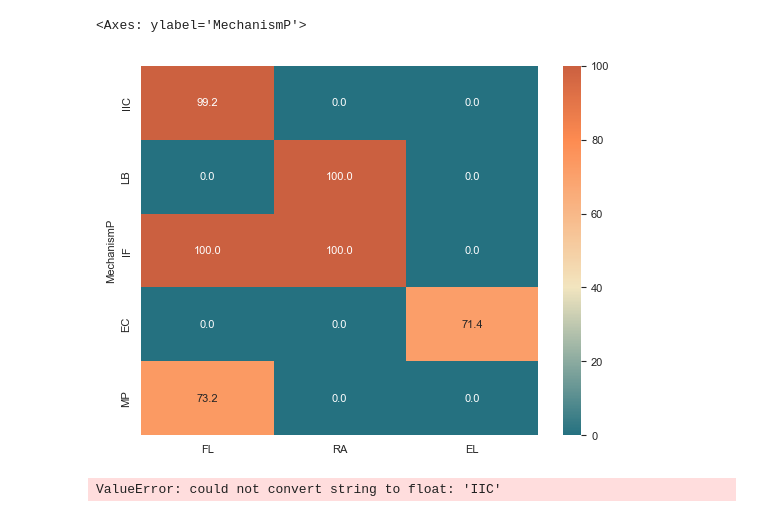
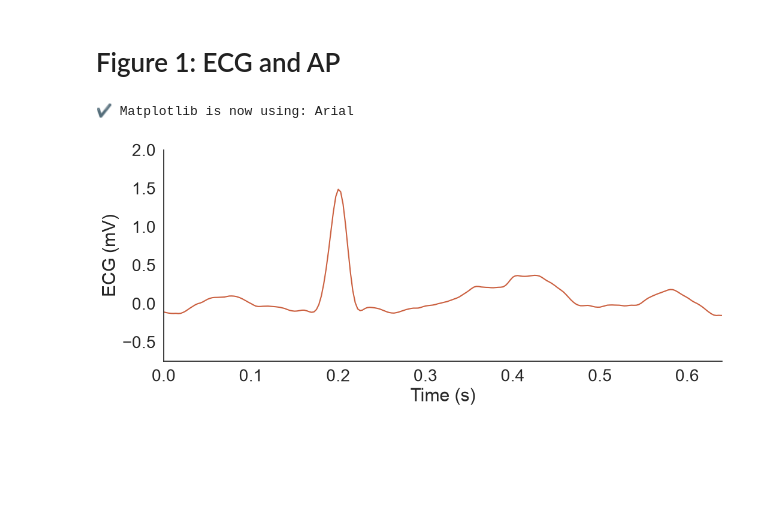
Before and after one commit to M-Iwan/CardioQSAR-Review, a Jupyter notebook: notebooks/Figures.ipynb, the cells around one changed output. Cells and saved outputs as stored; diff of their text form; code cells hidden in the pictures; blank space fills up the shorter version.

Commit message:
Figures: Re-generate all figures with Sun (2026)

```diff
--- a/notebooks/Figures.ipynb
+++ b/notebooks/Figures.ipynb
@@ -982,9 +0,0 @@ cmap = LinearSegmentedColormap.from_list(
-# %%
-sns.heatmap(matrix.to_pandas().set_index("MechanismP"), annot=True, fmt=".1f", cmap=cmap)
-# %% [output]
-<Axes: ylabel='MechanismP'>
-[figure, removed]
-# %%
-sns.heatmap(matrix)
-# %% [output]
-ValueError: could not convert string to float: 'IIC'
@@ -990,0 +16,53 @@ ValueError: could not convert string to float: 'IIC'
+# %% [markdown]
+# Figure 1: ECG and AP
+# %%
+spp = six_point_palette()
+sns.set_style('white')
+sns.set_context('notebook', font_scale=1.8)
+set_font()
+
+# Data sourced from scipy.datasets.electrocardiogram and saved locally
+with load('../data/ECG/ecg.dat') as file:
+    ecg = file['ecg'].astype('int')
+
+ecg = (ecg - 1024) / 200.0  # in mV
+
+frequency = 360
+time_data = np.arange(ecg.size) / frequency  # in seconds
+
+df = pl.DataFrame({'Time': time_data, 'ECG': ecg})
+df = df.filter(pl.col('Time').is_between(6.05, 6.7)).with_columns(
+    (pl.col('Time') - pl.col('Time').min()).alias('Time')
+)
+
+time_arr = df['Time'].to_numpy()
+ecg_arr = df['ECG'].to_numpy()
+
+coeffs = np.polyfit(time_arr, ecg_arr, deg=1)
+baseline = np.polyval(coeffs, time_arr)
+ecg_detrended = ecg_arr - baseline
+
+ecg_detrended = ecg_detrended - np.median(ecg_detrended)
+
+WINDOW_LENGTH = 11
+POLY_ORDER = 2
+ecg_smooth = savgol_filter(ecg_detrended, window_length=WINDOW_LENGTH, polyorder=POLY_ORDER)
+
+df_corrected = pl.DataFrame({
+    'Time': time_arr,
+    'ECG': ecg_smooth
+})
+
+g = sns.relplot(df_corrected, x='Time', y='ECG', kind='line', aspect=2.2, color=spp[-1])
+g.set_axis_labels('Time (s)', 'ECG (mV)')
+plt.xlim(0, 0.64)
+plt.ylim(-0.75, 2)
+
+
+plt.tight_layout()
+plt.savefig('../figures/F1_A_ECG.png', dpi=300, bbox_inches='tight')
+plt.savefig('../figures/F1_A_ECG.pdf', dpi=300, bbox_inches='tight')
+plt.show()
+# %% [output]
+✔ Matplotlib is now using: Arial
+[figure, added]
```
Also changed, not shown: parts of 47 cells of this notebook.
